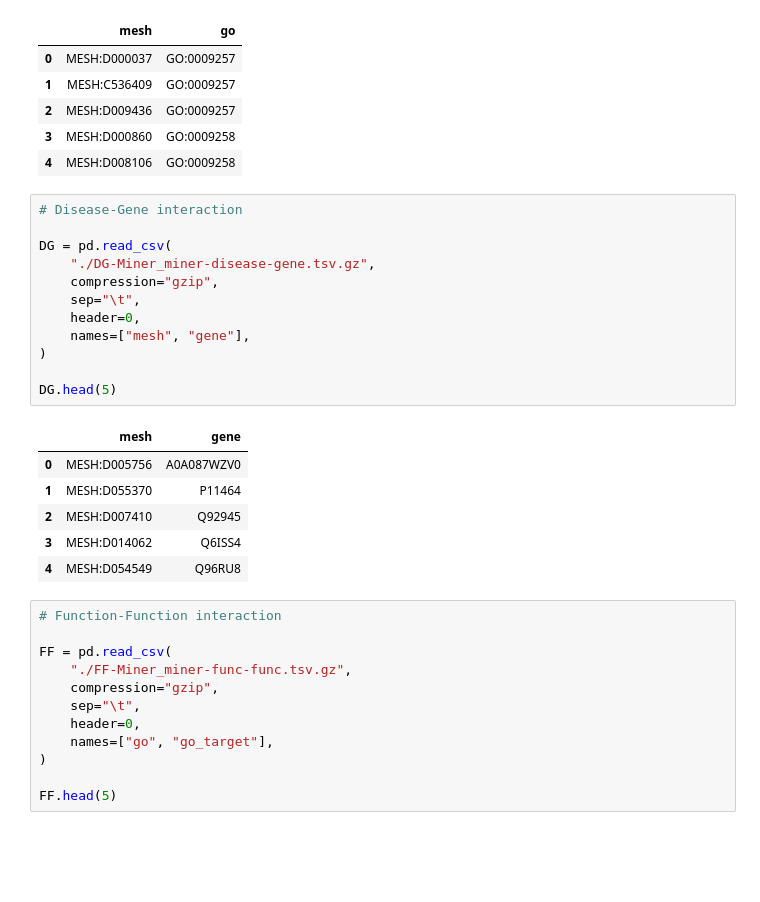
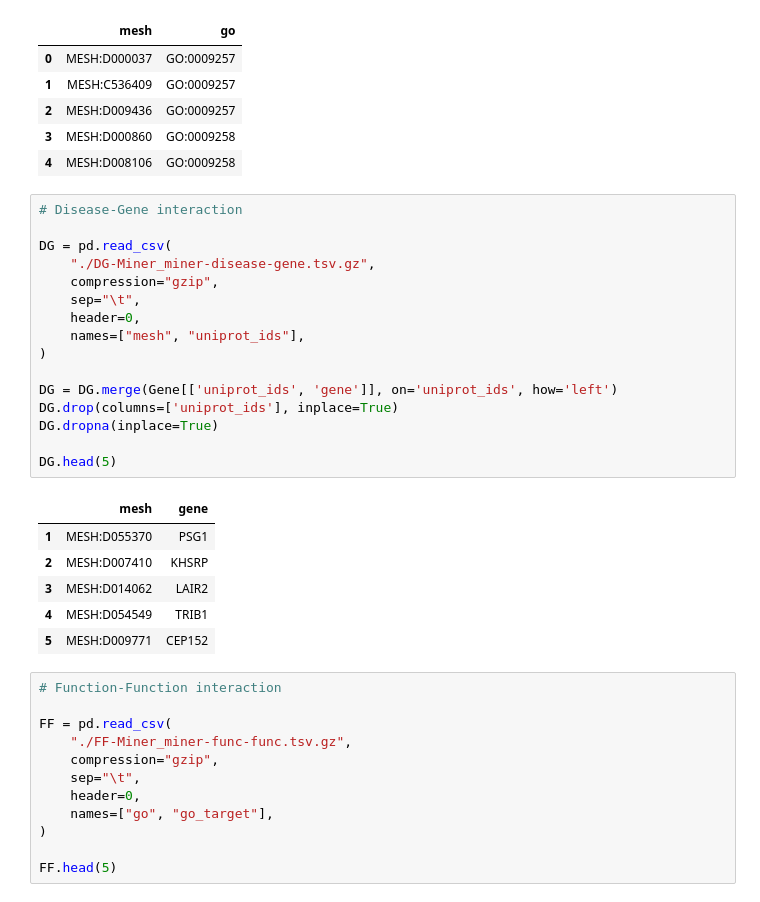
Before and after one commit to Redomic/NeuThera-Drug-Discovery-Toolkit, a Jupyter notebook: data/preprocess.ipynb, the cells around one changed output. Drawn from its saved outputs; the diff is of its cells as text; blank space fills up the shorter version.

```diff
--- a/data/preprocess.ipynb
+++ b/data/preprocess.ipynb
@@ -335,22 +345,26 @@ DF.head(5)
 # %%
 # Disease-Gene interaction
 
 DG = pd.read_csv(
     "./DG-Miner_miner-disease-gene.tsv.gz",
     compression="gzip",
     sep="\t",
     header=0,
-    names=["mesh", "gene"],
+    names=["mesh", "uniprot_ids"],
 )
 
+DG = DG.merge(Gene[['uniprot_ids', 'gene']], on='uniprot_ids', how='left')
+DG.drop(columns=['uniprot_ids'], inplace=True)
+DG.dropna(inplace=True)
+
 DG.head(5)
 # %% [output]
 |  | mesh | gene |
-| 0 | MESH:D005756 | A0A087WZV0 |
-| 1 | MESH:D055370 | P11464 |
-| 2 | MESH:D007410 | Q92945 |
-| 3 | MESH:D014062 | Q6ISS4 |
-| 4 | MESH:D054549 | Q96RU8 |
+| 1 | MESH:D055370 | PSG1 |
+| 2 | MESH:D007410 | KHSRP |
+| 3 | MESH:D014062 | LAIR2 |
+| 4 | MESH:D054549 | TRIB1 |
+| 5 | MESH:D009771 | CEP152 |
 # %%
 # Function-Function interaction
 
```
Also changed, not shown: parts of 10 cells of this notebook, 2 other files.
